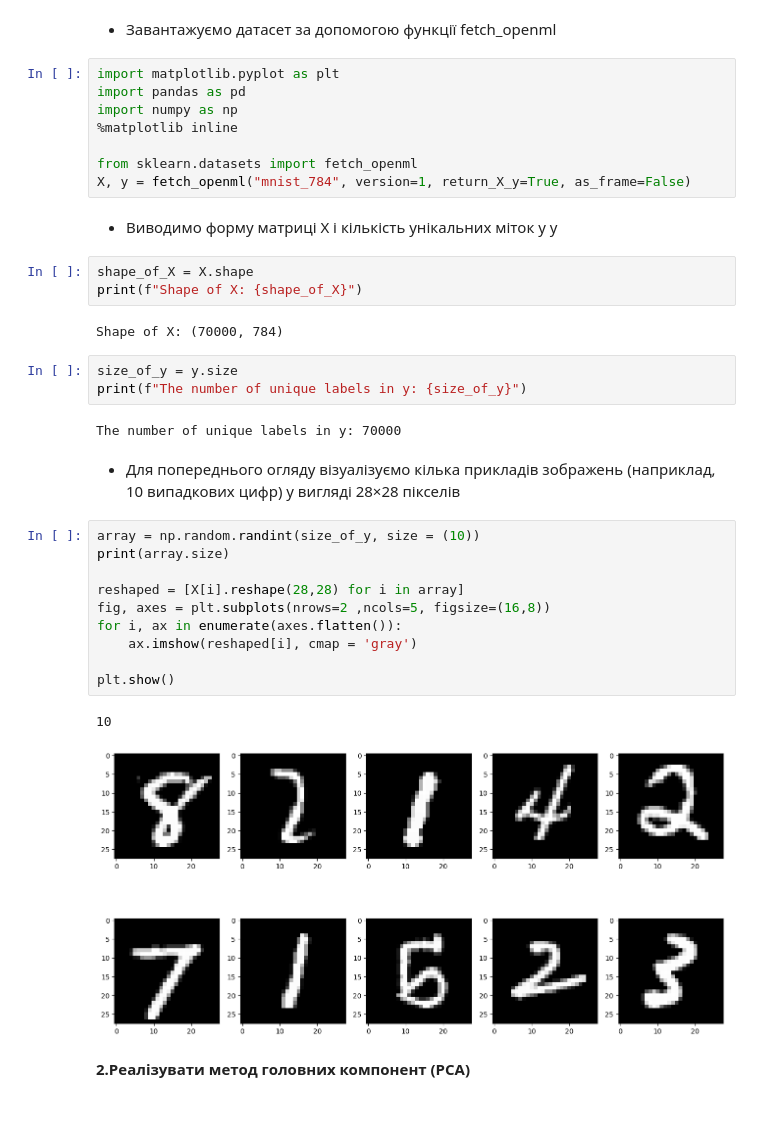
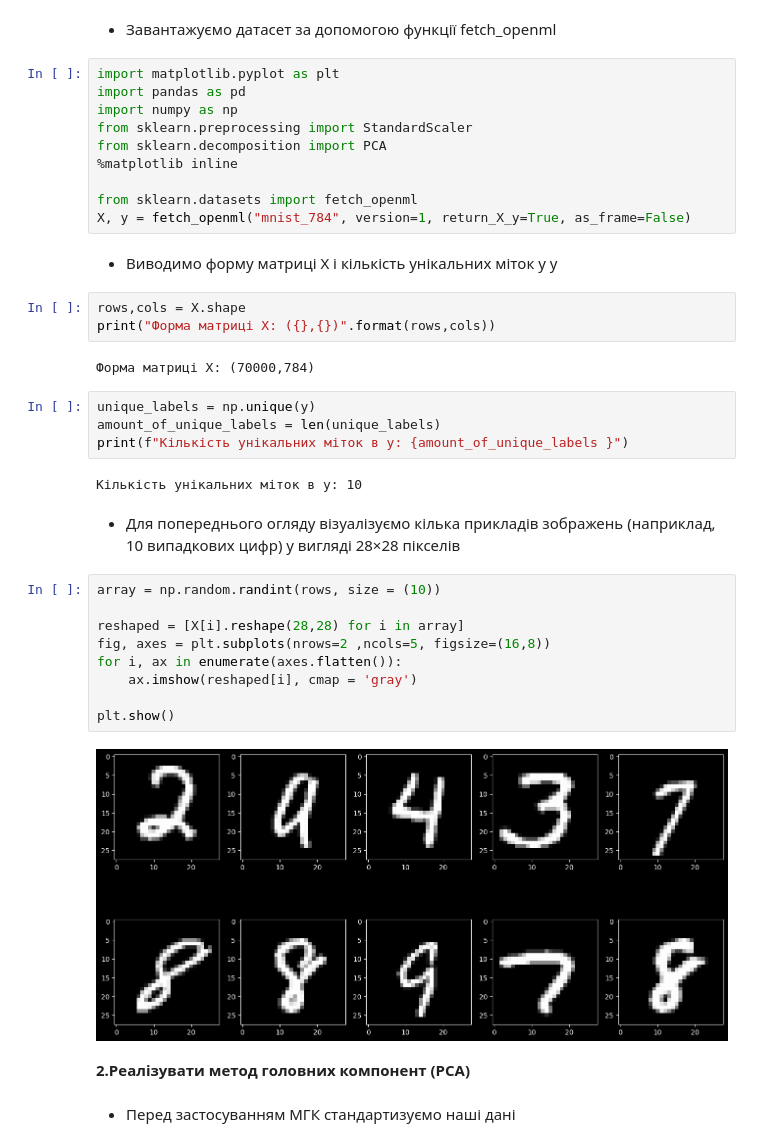
Before and after one commit to ivan1286/DM_labs, a Jupyter notebook: DM_lab_1.ipynb, the cells around one changed output. Cells and saved outputs as stored; diff of their text form; blank space fills up the shorter version.

```diff
--- a/DM_lab_1.ipynb
+++ b/DM_lab_1.ipynb
@@ -6,6 +6,8 @@
 import matplotlib.pyplot as plt
 import pandas as pd
 import numpy as np
+from sklearn.preprocessing import StandardScaler
+from sklearn.decomposition import PCA
 %matplotlib inline
 
 from sklearn.datasets import fetch_openml
@@ -13,29 +15,30 @@ X, y = fetch_openml("mnist_784", version=1, return_X_y=True, as_frame=False)
 # %% [markdown]
 * Виводимо форму матриці X і кількість унікальних міток у y
 # %%
-shape_of_X = X.shape
-print(f"Shape of X: {shape_of_X}")
+rows,cols = X.shape
+print("Форма матриці X: ({},{})".format(rows,cols))
 # %% [output]
-Shape of X: (70000, 784)
+Форма матриці X: (70000,784)
 # %%
-size_of_y = y.size
-print(f"The number of unique labels in y: {size_of_y}")
+unique_labels = np.unique(y)
+amount_of_unique_labels = len(unique_labels)
+print(f"Кількість унікальних міток в y: {amount_of_unique_labels }")
 # %% [output]
-The number of unique labels in y: 70000
+Кількість унікальних міток в y: 10
 # %% [markdown]
 * Для попереднього огляду візуалізуємо кілька прикладів зображень (наприклад, 10 випадкових цифр) у вигляді 28×28 пікселів
 # %%
-array = np.random.randint(size_of_y, size = (10))
-print(array.size)
+array = np.random.randint(rows, size = (10))
 
 reshaped = [X[i].reshape(28,28) for i in array]
 fig, axes = plt.subplots(nrows=2 ,ncols=5, figsize=(16,8))
 for i, ax in enumerate(axes.flatten()):
     ax.imshow(reshaped[i], cmap = 'gray')
 
 plt.show()
 # %% [output]
-10
-[figure, old version]
+[figure, new version]
 # %% [markdown]
 **2.Реалізувати метод головних компонент (PCA)**
+# %% [markdown]
+* Перед застосуванням МГК стандартизуємо наші дані
```
Also changed, not shown: parts of 21 cells of this notebook.
